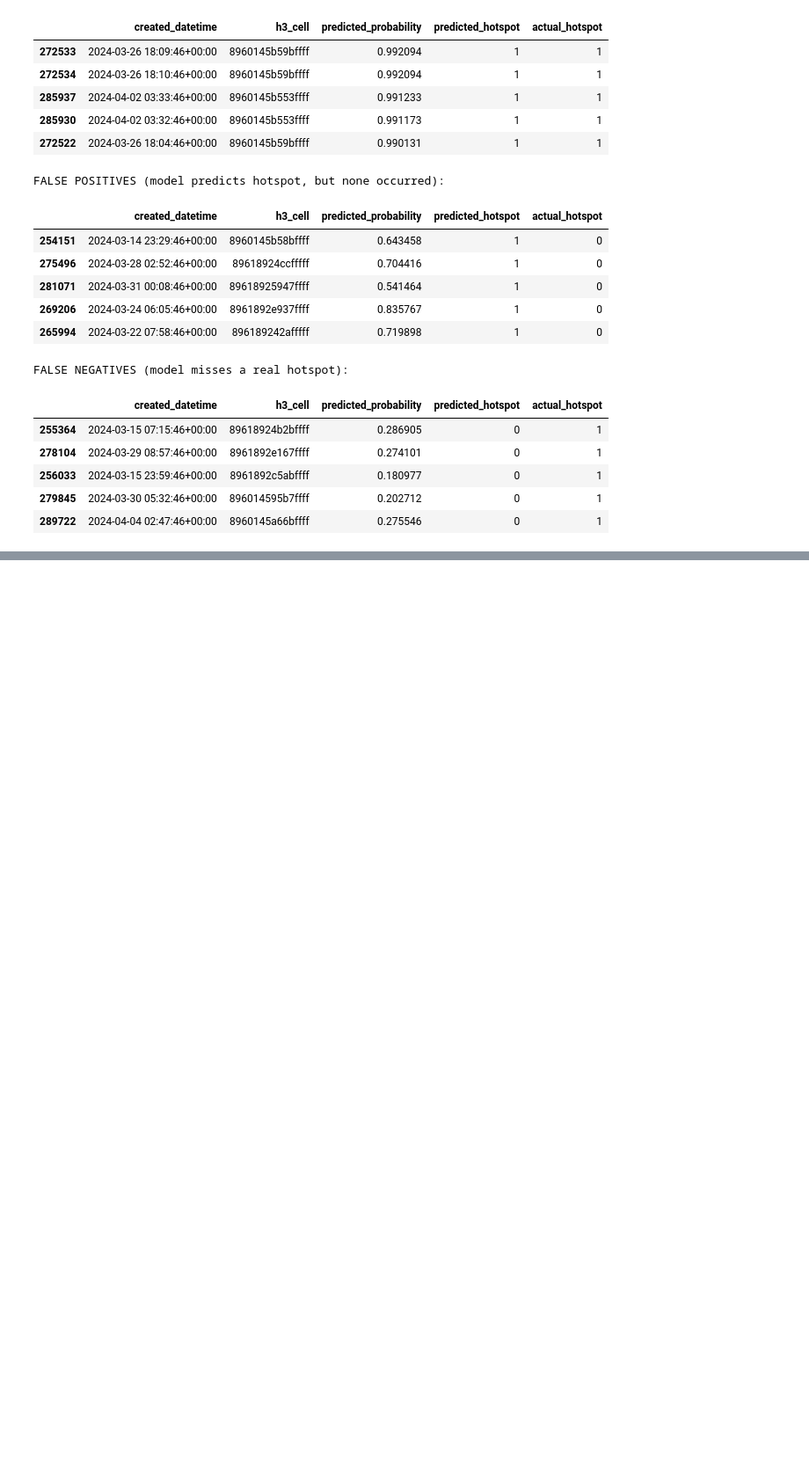
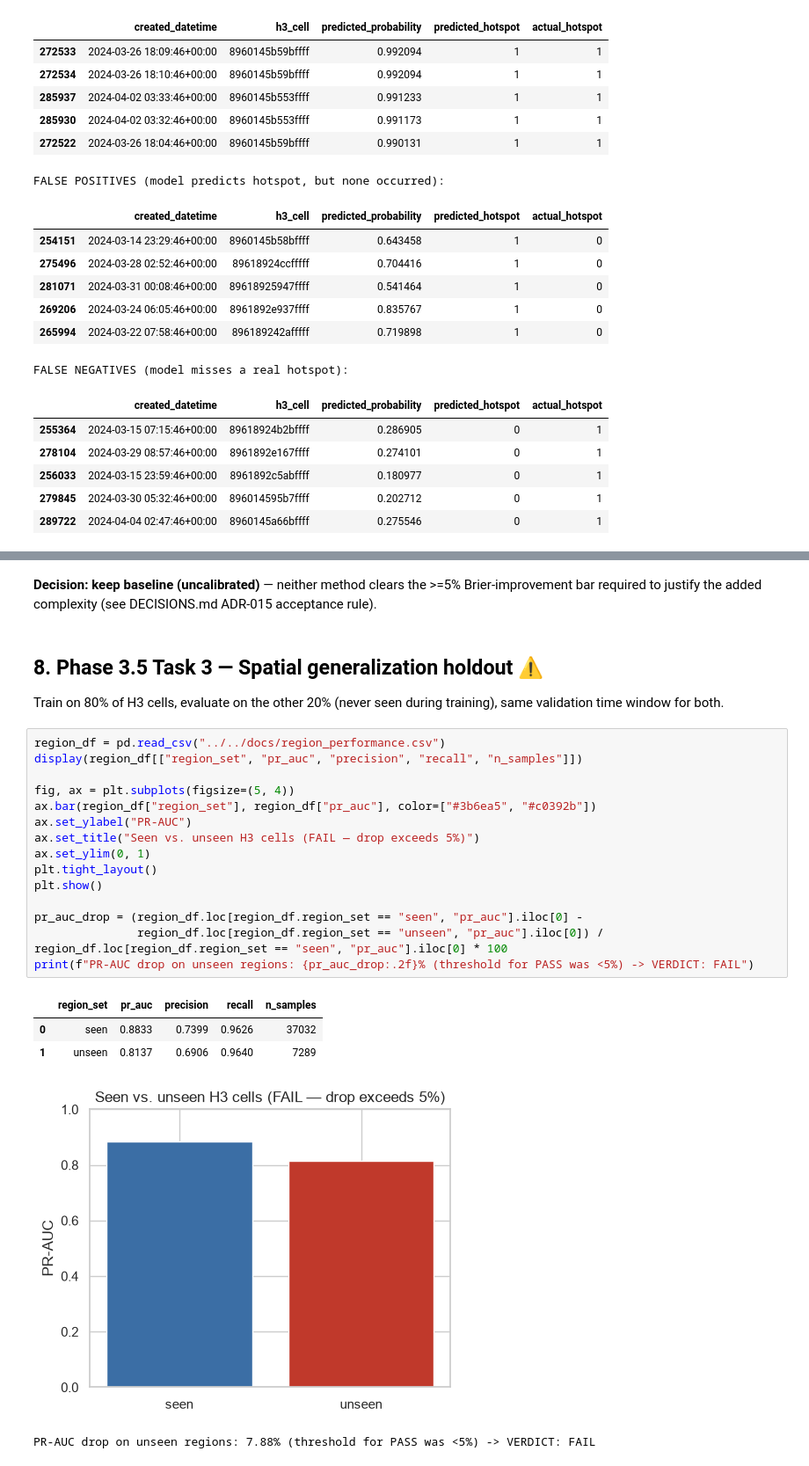
Before and after one commit to Kshitiz0809/Namma_Traffic, a Jupyter notebook: ml/notebooks/03_model_comparison.ipynb, the cells around one changed output, grey strips where cells are left out. Shown at 88% size. Drawn from its saved outputs; the diff is of its cells as text; blank space fills up the shorter version.

```diff
--- a/ml/notebooks/03_model_comparison.ipynb
+++ b/ml/notebooks/03_model_comparison.ipynb
@@ -176,0 +207,26 @@ FALSE NEGATIVES (model misses a real hotspot):
+# %% [markdown]
+**Decision: keep baseline (uncalibrated)** — neither method clears the >=5% Brier-improvement bar required to justify the added complexity (see DECISIONS.md ADR-015 acceptance rule).
+# %% [markdown]
+## 8. Phase 3.5 Task 3 — Spatial generalization holdout ⚠️
+Train on 80% of H3 cells, evaluate on the other 20% (never seen during training), same validation time window for both.
+# %%
+region_df = pd.read_csv("../../docs/region_performance.csv")
+display(region_df[["region_set", "pr_auc", "precision", "recall", "n_samples"]])
+
+fig, ax = plt.subplots(figsize=(5, 4))
+ax.bar(region_df["region_set"], region_df["pr_auc"], color=["#3b6ea5", "#c0392b"])
+ax.set_ylabel("PR-AUC")
+ax.set_title("Seen vs. unseen H3 cells (FAIL — drop exceeds 5%)")
+ax.set_ylim(0, 1)
+plt.tight_layout()
+plt.show()
+
+pr_auc_drop = (region_df.loc[region_df.region_set == "seen", "pr_auc"].iloc[0] -
+               region_df.loc[region_df.region_set == "unseen", "pr_auc"].iloc[0]) / region_df.loc[region_df.region_set == "seen", "pr_auc"].iloc[0] * 100
+print(f"PR-AUC drop on unseen regions: {pr_auc_drop:.2f}% (threshold for PASS was <5%) -> VERDICT: FAIL")
+# %% [output]
+|  | region_set | pr_auc | precision | recall | n_samples |
+| 0 | seen | 0.8833 | 0.7399 | 0.9626 | 37032 |
+| 1 | unseen | 0.8137 | 0.6906 | 0.9640 | 7289 |
+[figure, added]
+PR-AUC drop on unseen regions: 7.88% (threshold for PASS was <5%) -> VERDICT: FAIL
```
Also changed, not shown: parts of 12 cells of this notebook, 25 other files.
